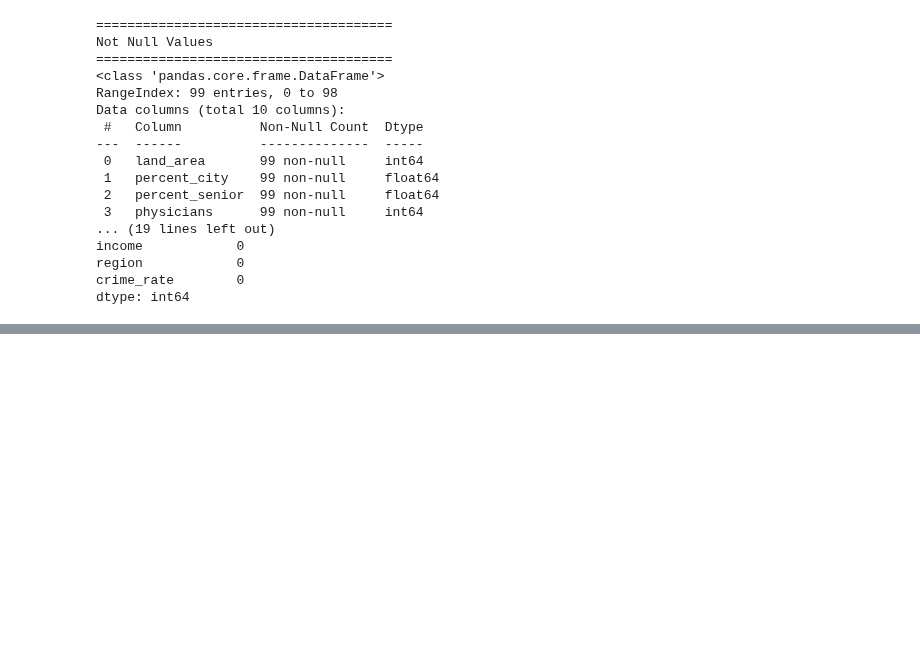
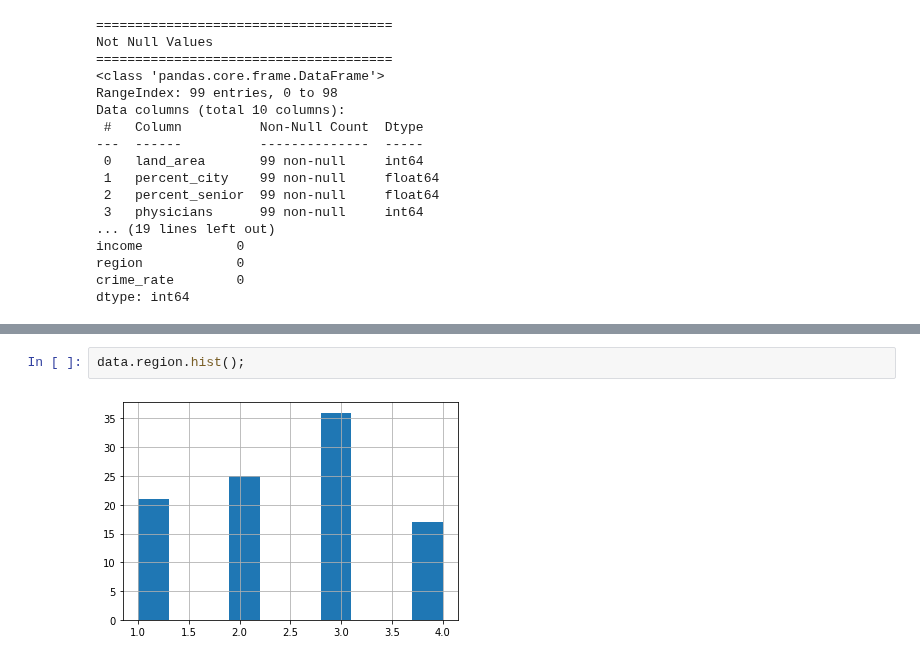
Before and after one commit to hpnightowl/Owlsbooks, a Jupyter notebook: Metropolitan.ipynb, the cells around one changed output, grey strips where cells are left out. Drawn from its saved outputs; the diff is of its cells as text; blank space fills up the shorter version.

```diff
--- a/Metropolitan.ipynb
+++ b/Metropolitan.ipynb
@@ -46,0 +110,4 @@ dtype: int64
+# %%
+data.region.hist();
+# %% [output]
+[figure, added]
```
Also changed, not shown: parts of 11 cells of this notebook.
